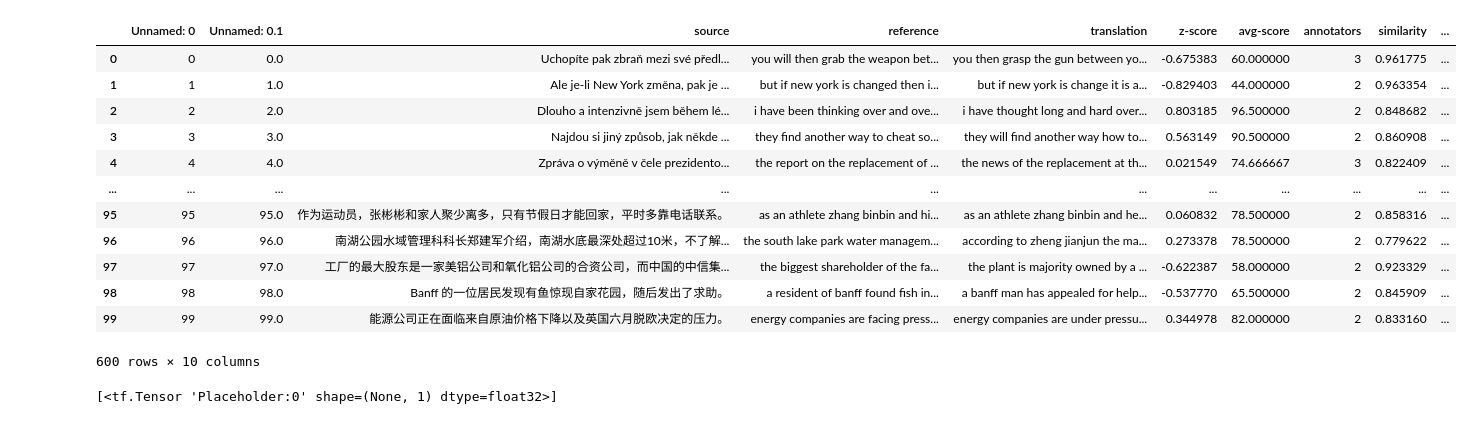
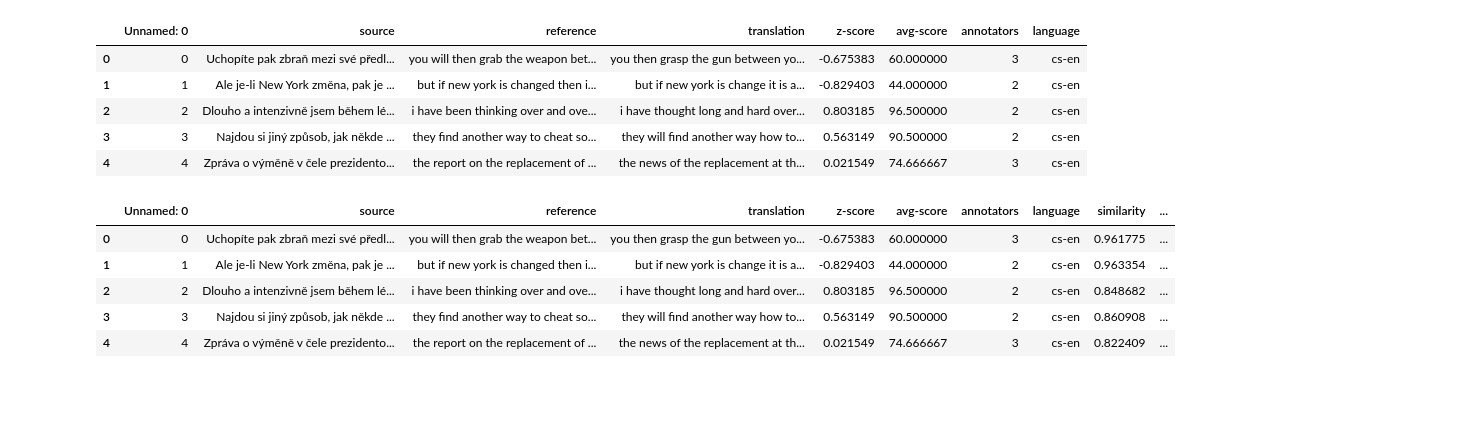
Before and after one commit to felipe-costa/TranslationMetric, a Jupyter notebook: 3.Modelling.ipynb, the cells around one changed output. Drawn from its saved outputs; the diff is of its cells as text; code cells hidden in the pictures; blank space fills up the shorter version.

```diff
--- a/3.Modelling.ipynb
+++ b/3.Modelling.ipynb
@@ -16,25 +21,23 @@ from sklearn.model_selection import train_test_split
 # %%
-dir_list = next(os.walk(config.corpus_dir))[1]
+results = pd.DataFrame(columns=['Model','Method','Score'])
+dir_list = next(os.walk(config.features_data_dir))[1]
 # %%
 df_source = pd.DataFrame()
+features = []
 for d in dir_list:
     csv_path = config.features_data_dir + d + "\scores.csv"
     df = pd.read_csv(csv_path)
     df['language'] = d
     df_source = df_source.append(df)
+    tensor = torch.load(config.features_data_dir + d + "\\tensor.pt")
+    features.append(tensor)
+features = tf.concat(features,0)
 # %%
-df_source
+df_source.head()
 # %% [output]
-|  | Unnamed: 0 | Unnamed: 0.1 | source | reference | translation | z-score | avg-score | annotators | similarity | ... |
-| 0 | 0 | 0.0 | Uchopíte pak zbraň mezi své předl... | you will then grab the weapon bet... | you then grasp the gun between yo... | -0.675383 | 60.000000 | 3 | 0.961775 | ... |
-| 1 | 1 | 1.0 | Ale je-li New York změna, pak je ... | but if new york is changed then i... | but if new york is change it is a... | -0.829403 | 44.000000 | 2 | 0.963354 | ... |
-| 2 | 2 | 2.0 | Dlouho a intenzivně jsem během lé... | i have been thinking over and ove... | i have thought long and hard over... | 0.803185 | 96.500000 | 2 | 0.848682 | ... |
-| 3 | 3 | 3.0 | Najdou si jiný způsob, jak někde ... | they find another way to cheat so... | they will find another way how to... | 0.563149 | 90.500000 | 2 | 0.860908 | ... |
-| 4 | 4 | 4.0 | Zpráva o výměně v čele prezidento... | the report on the replacement of ... | the news of the replacement at th... | 0.021549 | 74.666667 | 3 | 0.822409 | ... |
-| ... | ... | ... | ... | ... | ... | ... | ... | ... | ... | ... |
-| 95 | 95 | 95.0 | 作为运动员，张彬彬和家人聚少离多，只有节假日才能回家，平时多靠电话联系。 | as an athlete zhang binbin and hi... | as an athlete zhang binbin and he... | 0.060832 | 78.500000 | 2 | 0.858316 | ... |
-| 96 | 96 | 96.0 | 南湖公园水域管理科科长郑建军介绍，南湖水底最深处超过10米，不了解... | the south lake park water managem... | according to zheng jianjun the ma... | 0.273378 | 78.500000 | 2 | 0.779622 | ... |
-| 97 | 97 | 97.0 | 工厂的最大股东是一家美铝公司和氧化铝公司的合资公司，而中国的中信集... | the biggest shareholder of the fa... | the plant is majority owned by a ... | -0.622387 | 58.000000 | 2 | 0.923329 | ... |
-| 98 | 98 | 98.0 | Banff 的一位居民发现有鱼惊现自家花园，随后发出了求助。 | a resident of banff found fish in... | a banff man has appealed for help... | -0.537770 | 65.500000 | 2 | 0.845909 | ... |
-| 99 | 99 | 99.0 | 能源公司正在面临来自原油价格下降以及英国六月脱欧决定的压力。 | energy companies are facing press... | energy companies are under pressu... | 0.344978 | 82.000000 | 2 | 0.833160 | ... |
+|  | Unnamed: 0 | source | reference | translation | z-score | avg-score | annotators | language |
+| 0 | 0 | Uchopíte pak zbraň mezi své předl... | you will then grab the weapon bet... | you then grasp the gun between yo... | -0.675383 | 60.000000 | 3 | cs-en |
+| 1 | 1 | Ale je-li New York změna, pak je ... | but if new york is changed then i... | but if new york is change it is a... | -0.829403 | 44.000000 | 2 | cs-en |
+| 2 | 2 | Dlouho a intenzivně jsem během lé... | i have been thinking over and ove... | i have thought long and hard over... | 0.803185 | 96.500000 | 2 | cs-en |
+| 3 | 3 | Najdou si jiný způsob, jak někde ... | they find another way to cheat so... | they will find another way how to... | 0.563149 | 90.500000 | 2 | cs-en |
+| 4 | 4 | Zpráva o výměně v čele prezidento... | the report on the replacement of ... | the news of the replacement at th... | 0.021549 | 74.666667 | 3 | cs-en |
-600 rows × 10 columns
@@ -40,0 +52,10 @@ df_source
+# %%
+df_source['baseline_score'] = np.array(sims)
+df_source.head(5)
+# %% [output]
+|  | Unnamed: 0 | source | reference | translation | z-score | avg-score | annotators | language | similarity | ... |
+| 0 | 0 | Uchopíte pak zbraň mezi své předl... | you will then grab the weapon bet... | you then grasp the gun between yo... | -0.675383 | 60.000000 | 3 | cs-en | 0.961775 | ... |
+| 1 | 1 | Ale je-li New York změna, pak je ... | but if new york is changed then i... | but if new york is change it is a... | -0.829403 | 44.000000 | 2 | cs-en | 0.963354 | ... |
+| 2 | 2 | Dlouho a intenzivně jsem během lé... | i have been thinking over and ove... | i have thought long and hard over... | 0.803185 | 96.500000 | 2 | cs-en | 0.848682 | ... |
+| 3 | 3 | Najdou si jiný způsob, jak někde ... | they find another way to cheat so... | they will find another way how to... | 0.563149 | 90.500000 | 2 | cs-en | 0.860908 | ... |
+| 4 | 4 | Zpráva o výměně v čele prezidento... | the report on the replacement of ... | the news of the replacement at th... | 0.021549 | 74.666667 | 3 | cs-en | 0.822409 | ... |
@@ -55,16 +83,3 @@ def build_and_compile_model(norm):
     model.compile(loss='mean_absolute_error',
                 optimizer=tf.keras.optimizers.Adam(0.001))
     return model
-# %%
-normalizer = preprocessing.Normalization()
-normalizer.adapt(np.array(X_train))
-linear_model = tf.keras.Sequential([
-    normalizer,
-    layers.Dense(units=1)
-])
-
-linear_model.compile(
-    optimizer=tf.optimizers.Adam(learning_rate=0.1),
-    loss='mean_absolute_error')
-# %% [output]
-[<tf.Tensor 'Placeholder:0' shape=(None, 1) dtype=float32>]
```
Also changed, not shown: parts of 20 cells of this notebook, 19 other files.
